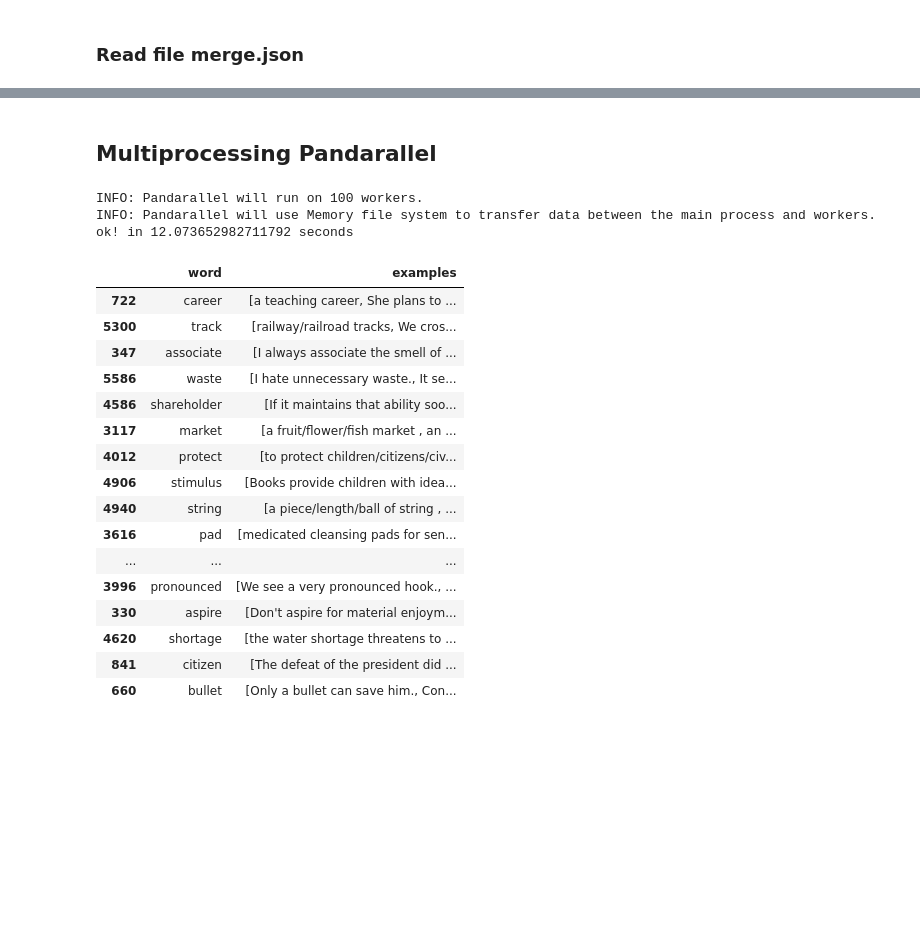
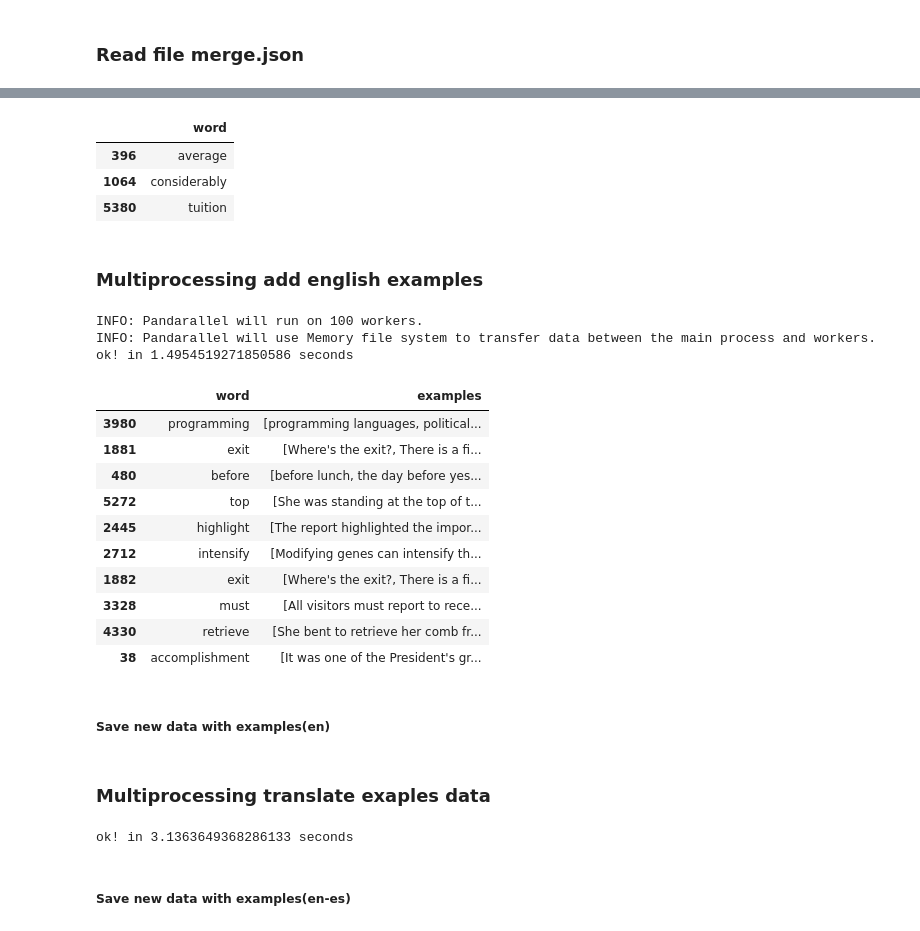
Before and after one commit to ivansaul/Oxford, a Jupyter notebook: addeg/test_merge_eg.ipynb, the cells around one changed output, grey strips where cells are left out. Cells and saved outputs as stored; diff of their text form; code cells hidden in the pictures; blank space fills up the shorter version.

Commit message:
add merge_eg.ipynb

```diff
--- a/test_merge_expl.ipynb
+++ b/addeg/test_merge_eg.ipynb
@@ -399,35 +397,44 @@ df.sample(n=3)
+# %%
+df=pd.read_json('../merge.json')
+#add column word_id
+#df['word_id']=df['word']
+#add empty columns(examples)
+#df['examples'] = pd.Series(dtype='object')
+#df.set_index('word_id',inplace=True)
+df[['word']].sample(n=3)
+# %% [output]
+|  | word |
+| 396 | average |
+| 1064 | considerably |
+| 5380 | tuition |
 # %% [markdown]
-## **Multiprocessing Pandarallel**
+### **Multiprocessing add english examples**
 # %%
 #pip install pandarallel
 import time
 from pandarallel import pandarallel
+pandarallel.initialize(nb_workers=100)
 
-pandarallel.initialize(nb_workers=100)
-df2=df[['word']].sample(50)
+df=df.sample(10)
 ti=time.time()
-df2['examples']=df2['word'].parallel_apply(get_examples)
+df['examples']=df['word'].parallel_apply(get_examples)
 tf=time.time()
 print(f'ok! in {tf-ti} seconds')
-df2
+df[['word','examples']]
 # %% [output]
 INFO: Pandarallel will run on 100 workers.
 INFO: Pandarallel will use Memory file system to transfer data between the main process and workers.
-ok! in 12.073652982711792 seconds
+ok! in 1.4954519271850586 seconds
 |  | word | examples |
-| 722 | career | [a teaching career, She plans to ... |
-| 5300 | track | [railway/railroad tracks, We cros... |
-| 347 | associate | [I always associate the smell of ... |
-| 5586 | waste | [I hate unnecessary waste., It se... |
-| 4586 | shareholder | [If it maintains that ability soo... |
-| 3117 | market | [a fruit/flower/fish market , an ... |
-| 4012 | protect | [to protect children/citizens/civ... |
-| 4906 | stimulus | [Books provide children with idea... |
-| 4940 | string | [a piece/length/ball of string , ... |
-| 3616 | pad | [medicated cleansing pads for sen... |
-| ... | ... | ... |
-| 3996 | pronounced | [We see a very pronounced hook., ... |
-| 330 | aspire | [Don't aspire for material enjoym... |
-| 4620 | shortage | [the water shortage threatens to ... |
-| 841 | citizen | [The defeat of the president did ... |
-| 660 | bullet | [Only a bullet can save him., Con... |
+| 3980 | programming | [programming languages, political... |
+| 1881 | exit | [Where's the exit?, There is a fi... |
+| 480 | before | [before lunch, the day before yes... |
+| 5272 | top | [She was standing at the top of t... |
+| 2445 | highlight | [The report highlighted the impor... |
+| 2712 | intensify | [Modifying genes can intensify th... |
+| 1882 | exit | [Where's the exit?, There is a fi... |
+| 3328 | must | [All visitors must report to rece... |
+| 4330 | retrieve | [She bent to retrieve her comb fr... |
+| 38 | accomplishment | [It was one of the President's gr... |
+# %% [markdown]
+##### **Save new data with examples(en)**
@@ -433,0 +443,12 @@ ok! in 12.073652982711792 seconds
+# %% [markdown]
+### **Multiprocessing translate exaples data**
+# %%
+df=pd.read_json('test_merge_eg_en.json')
+ti=time.time()
+df['examples']=df['examples'].parallel_apply(en_es_list)
+tf=time.time()
+print(f'ok! in {tf-ti} seconds')
+# %% [output]
+ok! in 3.1363649368286133 seconds
+# %% [markdown]
+##### **Save new data with examples(en-es)**
```
Also changed, not shown: parts of 4 cells of this notebook, 4 other files.
